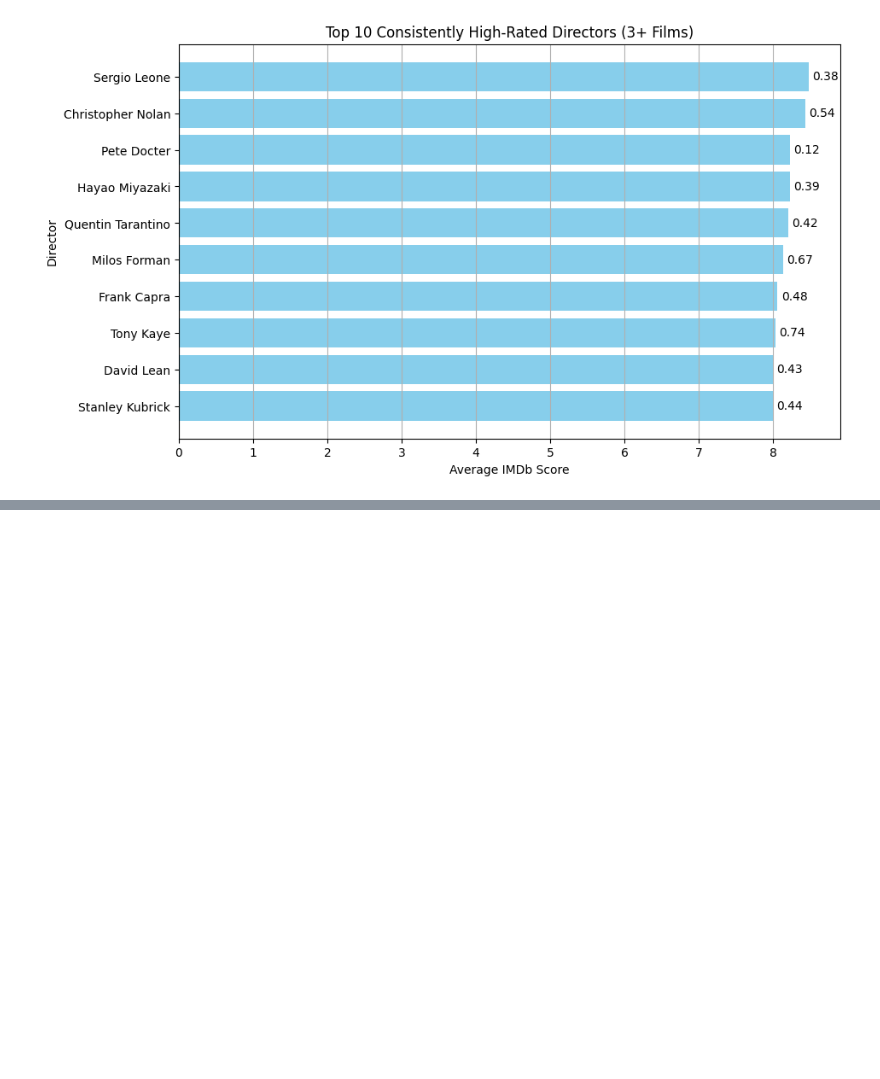
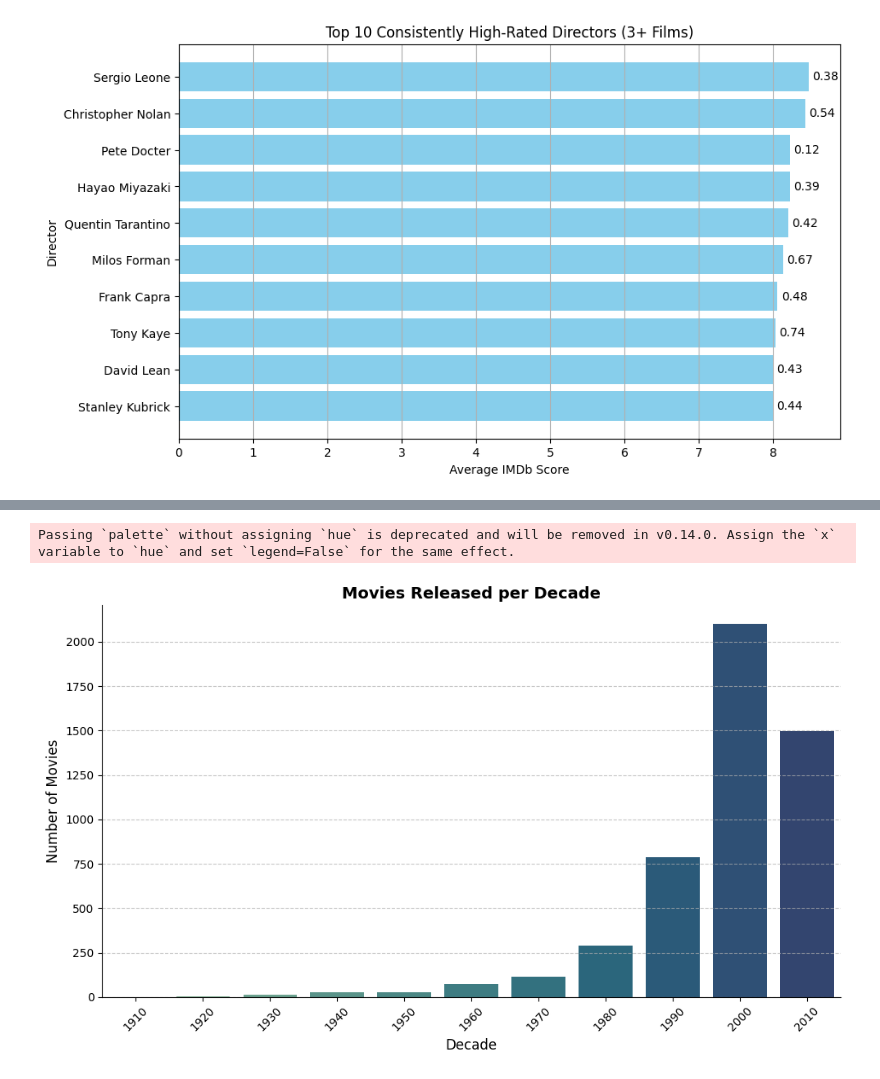
Before and after one commit to HCBrooks-lab/Movie-Project, a Jupyter notebook: Movie_Analysis.ipynb, the cells around one changed output, grey strips where cells are left out. Drawn from its saved outputs; the diff is of its cells as text; code cells hidden in the pictures; blank space fills up the shorter version.

```diff
--- a/Movie_Analysis.ipynb
+++ b/Movie_Analysis.ipynb
@@ -729,0 +974,37 @@ plt.show()
+# %%
+import matplotlib.pyplot as plt
+import seaborn as sns
+from pathlib import Path
+
+decade_counts = (
+    df.dropna(subset = ["decade"])
+      .groupby("decade")
+      .size()
+      .reset_index(name = "movie_count")
+      .sort_values("decade")
+
+)
+
+plt.figure(figsize = (10, 6))
+ax = sns.barplot(
+    data = decade_counts,
+    x = "decade",
+    y = "movie_count",
+    palette = "crest"
+)
+
+ax.set_xlabel("Decade", fontsize = 12)
+ax.set_ylabel("Number of Movies", fontsize = 12)
+ax.set_title("Movies Released per Decade", fontsize = 14, weight = "bold")
+plt.xticks(rotation = 45)
+ax.grid(axis = "y", linestyle = "--", alpha = 0.7)
+sns.despine()
+plt.tight_layout()
+
+fig_dir = Path("../figures")
+fig_dir.mkdir(parents = True, exist_ok = True)
+plt.savefig(fig_dir / "movies_per_decade.png", dpi = 300)
+plt.show()
+# %% [output]
+Passing `palette` without assigning `hue` is deprecated and will be removed in v0.14.0. Assign the `x` variable to `hue` and set `legend=False` for the same effect.
+[figure, added]
```
Also changed, not shown: parts of 13 cells of this notebook.
